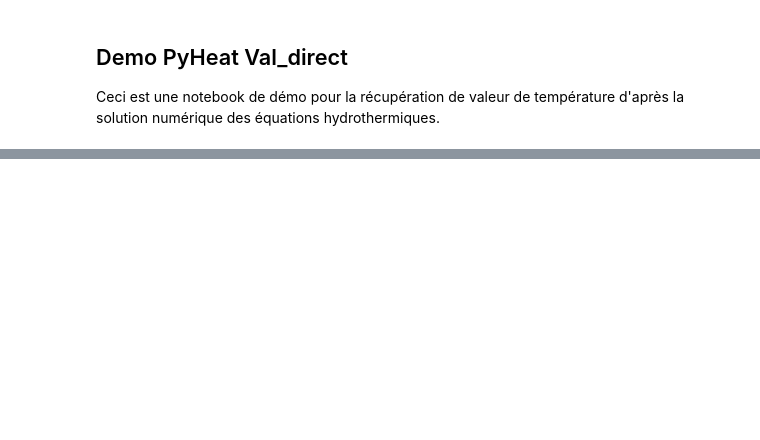
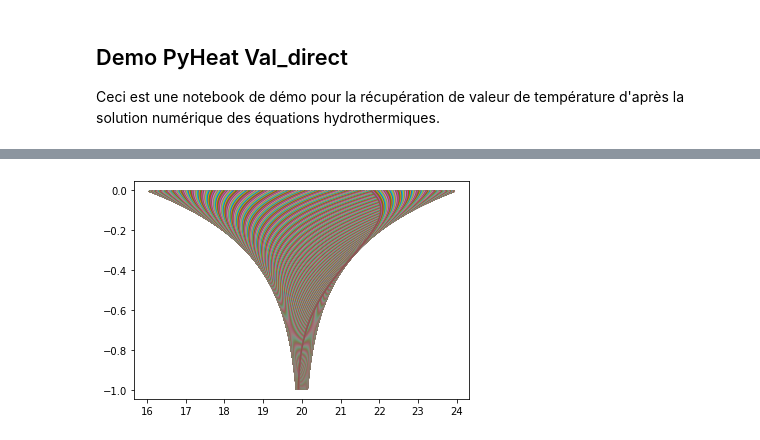
Before and after one commit to ameliemelorene/pyheatmy2022, a Jupyter notebook: demo_val_direct.ipynb, the cells around one changed output, grey strips where cells are left out. Drawn from its saved outputs; the diff is of its cells as text; code cells hidden in the pictures; blank space fills up the shorter version.

```diff
--- a/demo_val_direct.ipynb
+++ b/demo_val_direct.ipynb
@@ -91,0 +92,5 @@ col.get_loc(100)
+# %%
+for t in range(len(analy_sol_exp._real_t)):
+    plt.plot(analy_sol_exp.analy_temp_cond[:,t],-analy_sol_exp._z_solve)
+# %% [output]
+[figure, added]
```
Also changed, not shown: parts of 16 cells of this notebook, 1 other file.
